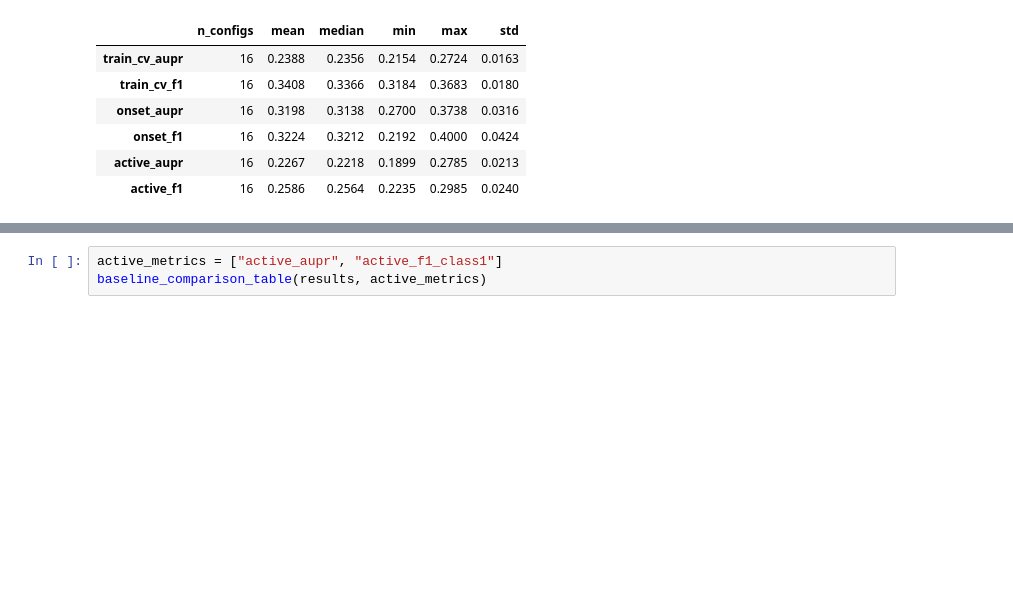
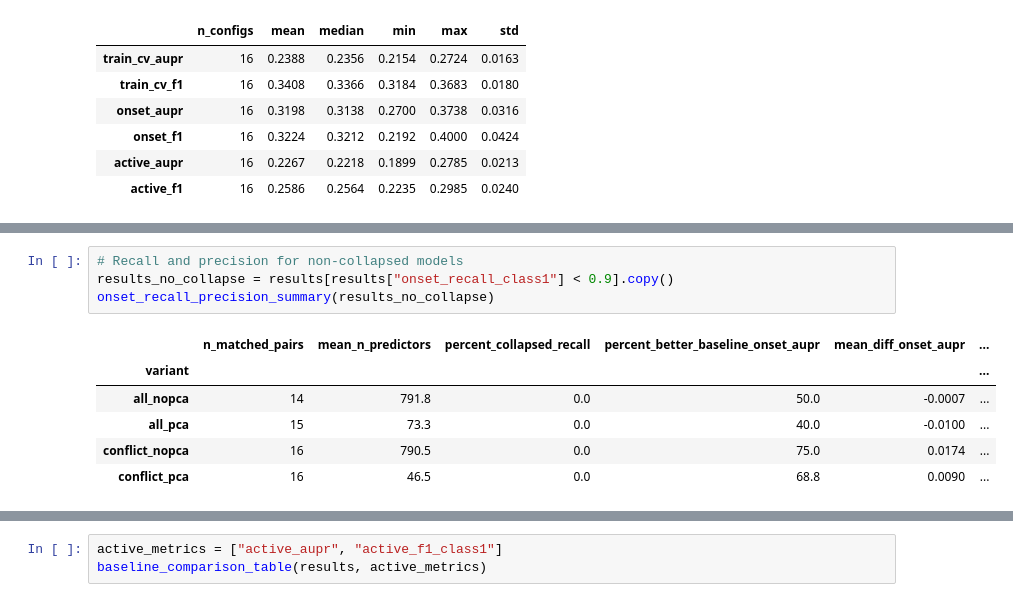
Before and after one commit to eviejones/msc-final-project, a Jupyter notebook: notebooks/03_results.ipynb, the cells around one changed output, grey strips where cells are left out. Drawn from its saved outputs; the diff is of its cells as text; blank space fills up the shorter version.

```diff
--- a/notebooks/03_results.ipynb
+++ b/notebooks/03_results.ipynb
@@ -361,0 +336,11 @@ onset_recall_precision_summary(results)
+# %%
+# Recall and precision for non-collapsed models
+results_no_collapse = results[results["onset_recall_class1"] < 0.9].copy()
+onset_recall_precision_summary(results_no_collapse)
+# %% [output]
+|  | n_matched_pairs | mean_n_predictors | percent_collapsed_recall | percent_better_baseline_onset_aupr | mean_diff_onset_aupr | ... |
+| variant |  |  |  |  |  | ... |
+| all_nopca | 14 | 791.8 | 0.0 | 50.0 | -0.0007 | ... |
+| all_pca | 15 | 73.3 | 0.0 | 40.0 | -0.0100 | ... |
+| conflict_nopca | 16 | 790.5 | 0.0 | 75.0 | 0.0174 | ... |
+| conflict_pca | 16 | 46.5 | 0.0 | 68.8 | 0.0090 | ... |
```
Also changed, not shown: parts of 43 cells of this notebook, 1 other file.
